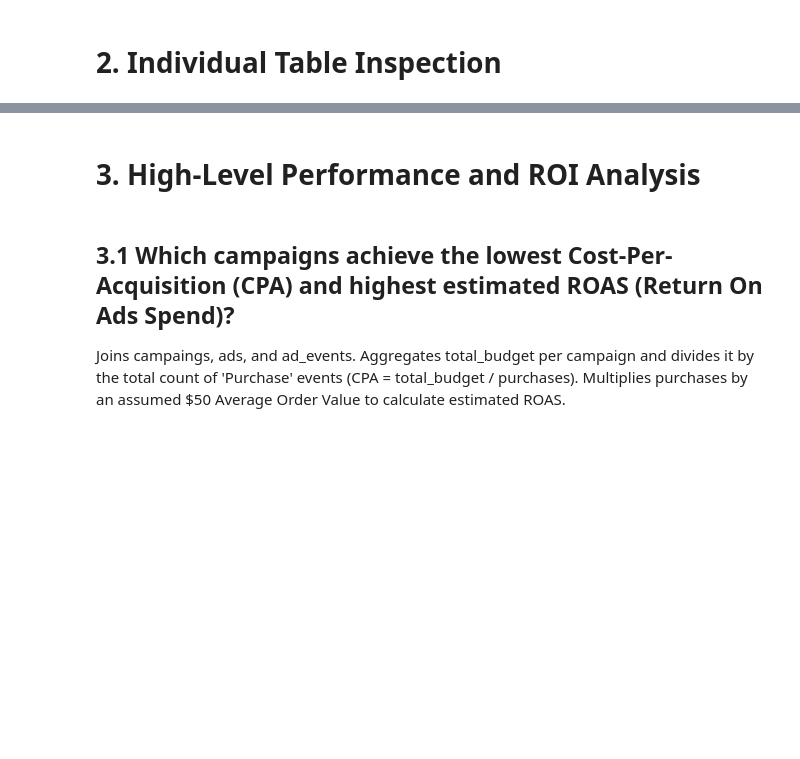
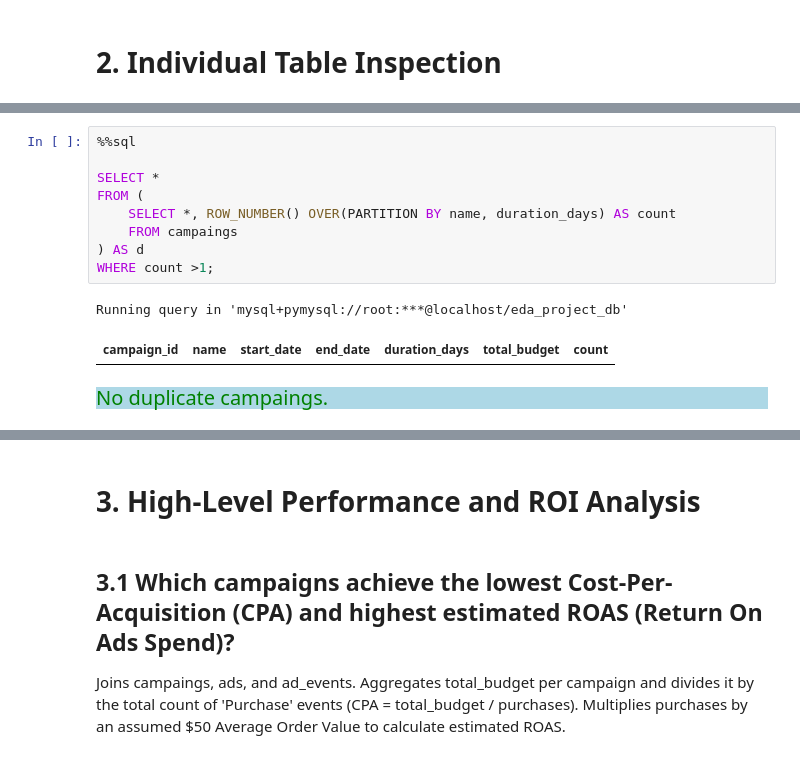
Before and after one commit to Kartika-Nidhi/Social_Media_Ads_Performance_Analysis_SQL, a Jupyter notebook: SocialMediaAdsPerformance.ipynb, the cells around one changed output, grey strips where cells are left out. Saved outputs shown, nothing was run; the diff lists cells and outputs as text; blank space fills up the shorter version.

```diff
--- a/SocialMediaAdsPerformance.ipynb
+++ b/SocialMediaAdsPerformance.ipynb
@@ -136,0 +185,14 @@ Running query in 'mysql+pymysql://root:***@localhost/eda_project_db'
+# %%
+%%sql
+
+SELECT *
+FROM (
+    SELECT *, ROW_NUMBER() OVER(PARTITION BY name, duration_days) AS count
+    FROM campaings
+) AS d
+WHERE count >1;
+# %% [output]
+Running query in 'mysql+pymysql://root:***@localhost/eda_project_db'
+| campaign_id | name | start_date | end_date | duration_days | total_budget | count |
+# %% [markdown]
+<div style = "background-color:lightblue; color:green; font-size:20px; text-align:justify">No duplicate campaings.
```
Also changed, not shown: parts of 10 cells of this notebook.
